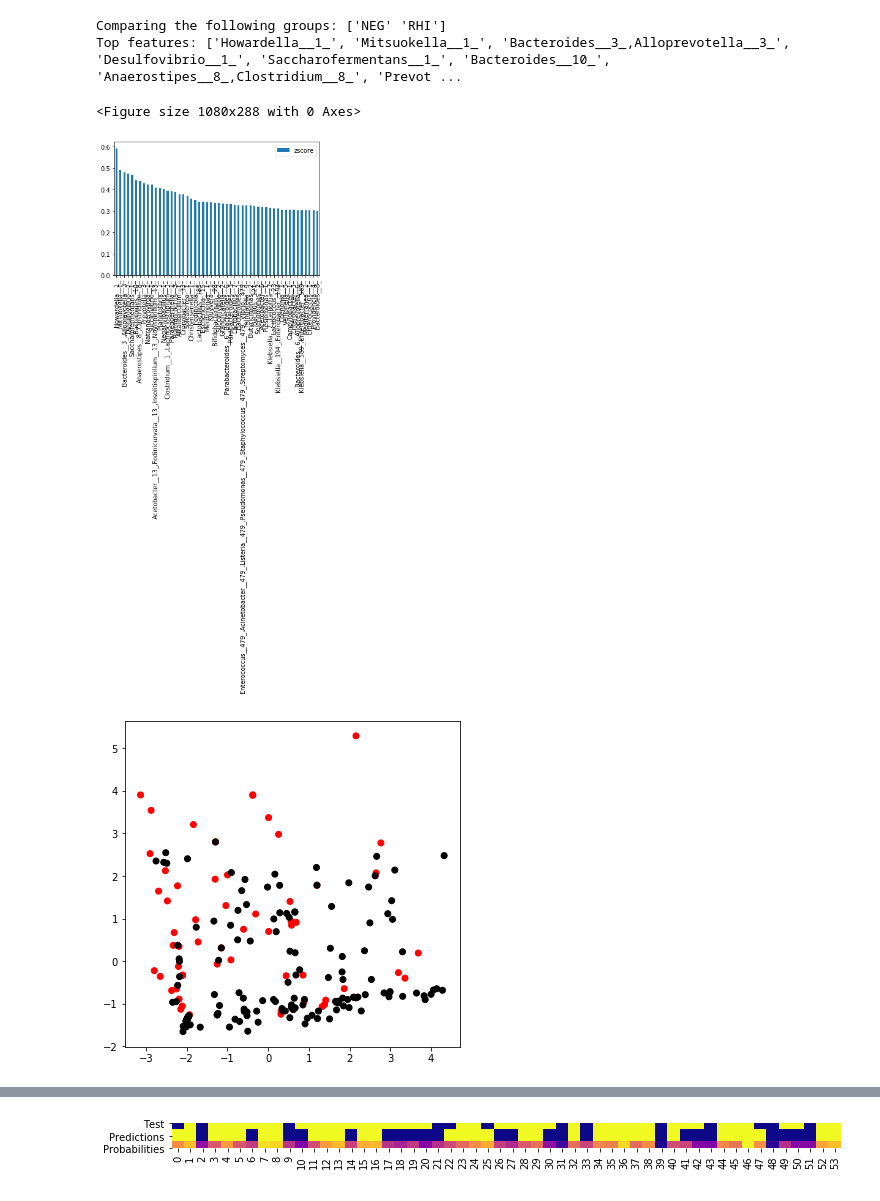
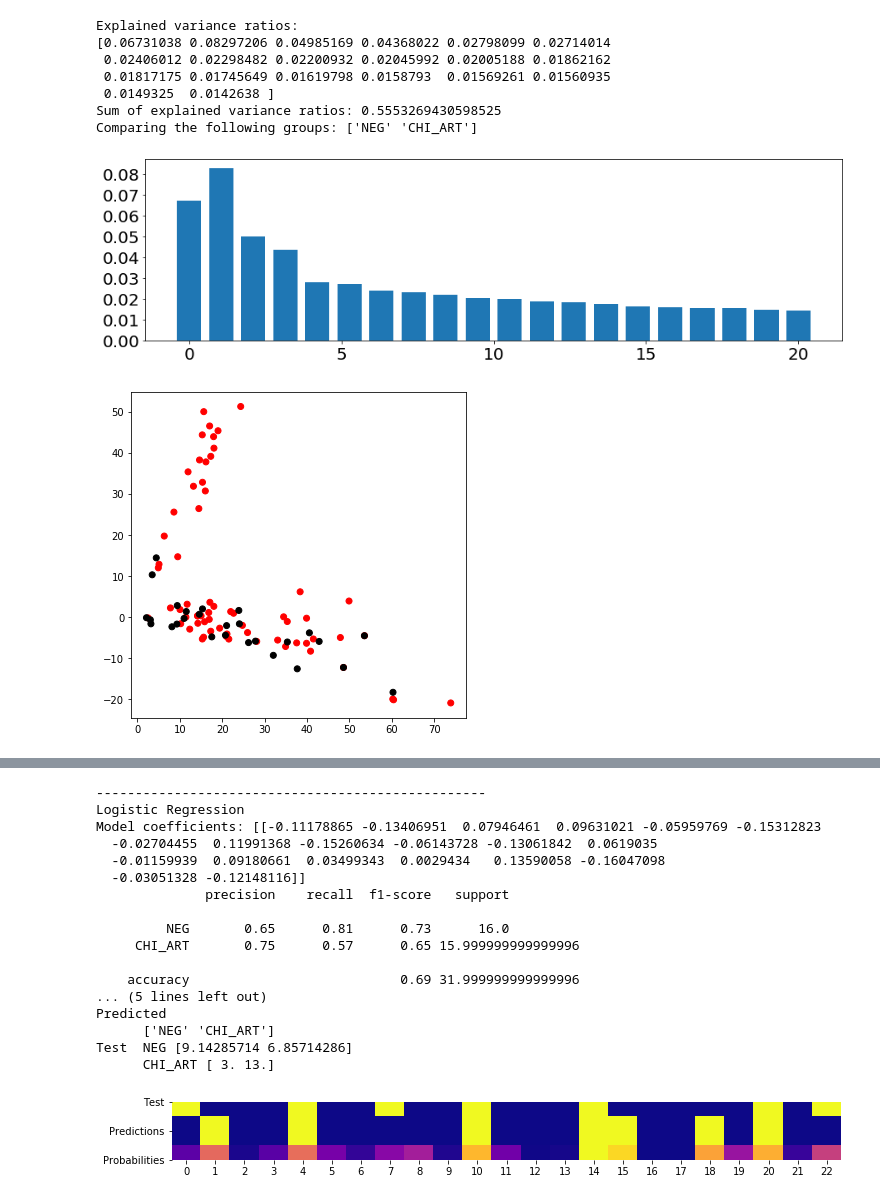
Before and after one commit to jacknicoludis/HIVClassifier, a Jupyter notebook: project_files/HIVClassifier.ipynb, the cells around one changed output, grey strips where cells are left out. Saved outputs shown, nothing was run; the diff lists cells and outputs as text; code cells hidden in the pictures.

```diff
--- a/project_files/HIVClassifier.ipynb
+++ b/project_files/HIVClassifier.ipynb
@@ -1,5 +1,6 @@
 # %%
 from sklearn.metrics import make_scorer, precision_score, recall_score, f1_score, fbeta_score, roc_auc_score
+%matplotlib inline
 %run run_model.ipynb
 
 #OSU abundance files that are output from HiMAP
@@ -25,14 +26,14 @@ norm_type = 'clr'
 
 #Specify whether to level the abundances up a level in phylogeny
 # genus, family, order, phylum, None
-levelup = 'genus'
+levelup = None
 
 #Specify groups to compare (only binary classification)
 # NEG - negative
 # RHI - recently HIV infected
 # CHI_ART - chronically HIV infected, on ARTs
 # CHI_noART - chronically HIV infected, not on ARTs
-groups = ['NEG', 'RHI']
+groups = ['NEG', 'CHI_ART']
 
 #specify how to reduce the feature number
 #zscore - sorted by Z-score
@@ -40,11 +41,11 @@ groups = ['NEG', 'RHI']
 #diff - sorted by difference in mean abundance
 #svd - SVD-Truncate
 #None - No dimensionality reduction
-feat_reduction = 'zscore'
+feat_reduction = 'svd'
 
 #Number of components
 #Works when feature_reduction is not None
-ncomp = 12 #integer
+ncomp = 20 #integer
 
 #specify the test fraction
 test_frac = 0.25
@@ -65,36 +66,40 @@ plot_lc = True
 #specify whether to make abundance plots for top features
 plot_ab_comp = True
 
 #Abundance cutoff
 cutoff=0.001
 
 #scorer selection
 #f1_score
 #fbeta_score
 #precision_score
 #recall_score
 #roc_auc_score
-scorer = make_scorer(roc_auc_score)
+scorer = make_scorer(recall_score)
 
 
 an_df = run_entire_model(osu_files,
                          tax_files,
                          meta_file,
                          norm_type,
                          ncomp,
                          levelup,
                          groups,
                          feat_reduction,
                          test_frac,
                          model,
                          plot_pca,
                          plot_lc,
                          plot_ab_comp,
                          cutoff,
                          scorer)
 # %% [output]
-Comparing the following groups: ['NEG' 'RHI']
-Top features: ['Howardella__1_', 'Mitsuokella__1_', 'Bacteroides__3_,Alloprevotella__3_', 'Desulfovibrio__1_', 'Saccharofermentans__1_', 'Bacteroides__10_', 'Anaerostipes__8_,Clostridium__8_', 'Prevot ...
+Explained variance ratios:
+[0.06731038 0.08297206 0.04985169 0.04368022 0.02798099 0.02714014
+ 0.02406012 0.02298482 0.02200932 0.02045992 0.02005188 0.01862162
+ 0.01817175 0.01745649 0.01619798 0.0158793  0.01569261 0.01560935
+ 0.0149325  0.0142638 ]
+Sum of explained variance ratios: 0.5553269430598525
+Comparing the following groups: ['NEG' 'CHI_ART']
-<Figure size 1080x288 with 0 Axes>
-[figure, old version]
+[figure, new version]
-[figure, old version]
+[figure, new version]
@@ -120 +106,18 @@ Test  NEG [28.38461538 12.61538462]
+--------------------------------------------------
+Logistic Regression
+Model coefficients: [[-0.11178865 -0.13406951  0.07946461  0.09631021 -0.05959769 -0.15312823
+  -0.02704455  0.11991368 -0.15260634 -0.06143728 -0.13061842  0.0619035
+  -0.01159939  0.09180661  0.03499343  0.0029434   0.13590058 -0.16047098
+  -0.03051328 -0.12148116]]
+              precision    recall  f1-score   support
+
+         NEG       0.65      0.81      0.73      16.0
+     CHI_ART       0.75      0.57      0.65 15.999999999999996
+
+    accuracy                           0.69 31.999999999999996
+... (5 lines left out)
+Predicted
+      ['NEG' 'CHI_ART']
+Test  NEG [9.14285714 6.85714286]
+      CHI_ART [ 3. 13.]
-[figure, old version]
+[figure, new version]
```
Also changed, not shown: parts of 1 cell of this notebook, 3 other files.
